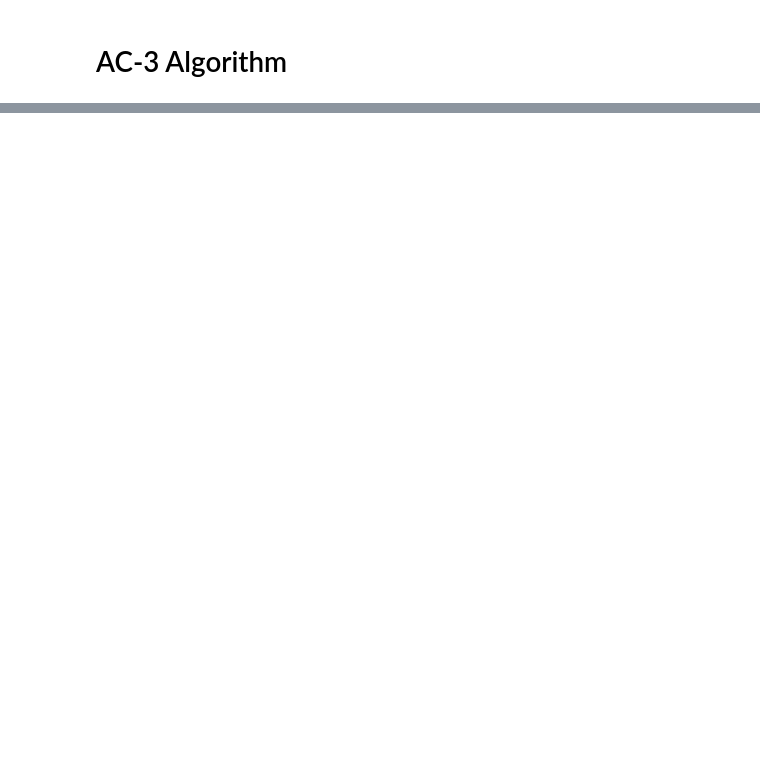
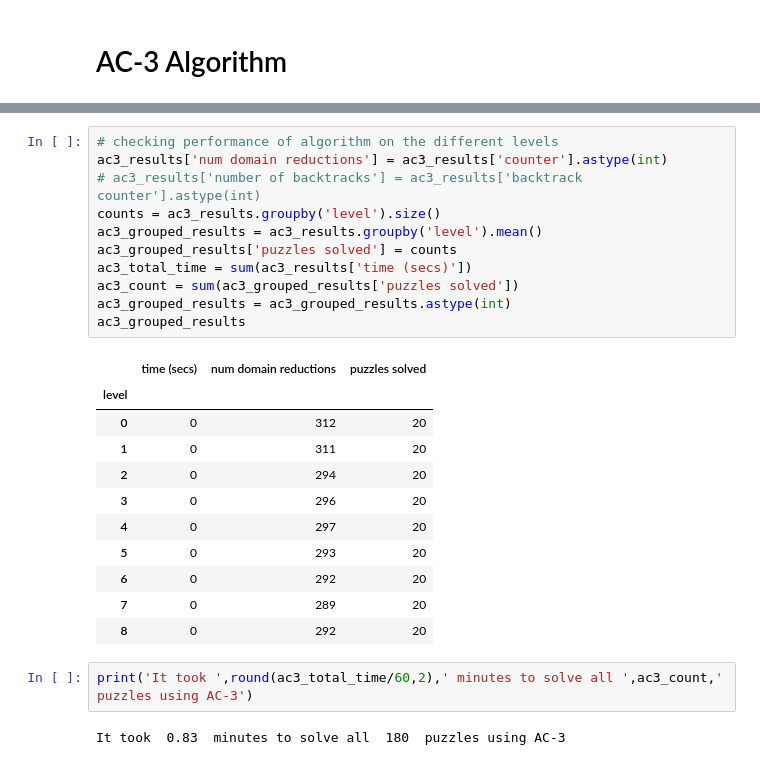
Before and after one commit to heba-razzak/AI-CSP, a Jupyter notebook: Sudoku_CSP.ipynb, the cells around one changed output, grey strips where cells are left out. Drawn from its saved outputs; the diff is of its cells as text; blank space fills up the shorter version.

```diff
--- a/Sudoku_CSP.ipynb
+++ b/Sudoku_CSP.ipynb
@@ -427,0 +706,27 @@ grid2
+# %%
+# checking performance of algorithm on the different levels
+ac3_results['num domain reductions'] = ac3_results['counter'].astype(int)
+# ac3_results['number of backtracks'] = ac3_results['backtrack counter'].astype(int)
+counts = ac3_results.groupby('level').size()
+ac3_grouped_results = ac3_results.groupby('level').mean()
+ac3_grouped_results['puzzles solved'] = counts
+ac3_total_time = sum(ac3_results['time (secs)'])
+ac3_count = sum(ac3_grouped_results['puzzles solved'])
+ac3_grouped_results = ac3_grouped_results.astype(int)
+ac3_grouped_results
+# %% [output]
+|  | time (secs) | num domain reductions | puzzles solved |
+| level |  |  |  |
+| 0 | 0 | 312 | 20 |
+| 1 | 0 | 311 | 20 |
+| 2 | 0 | 294 | 20 |
+| 3 | 0 | 296 | 20 |
+| 4 | 0 | 297 | 20 |
+| 5 | 0 | 293 | 20 |
+| 6 | 0 | 292 | 20 |
+| 7 | 0 | 289 | 20 |
+| 8 | 0 | 292 | 20 |
+# %%
+print('It took ',round(ac3_total_time/60,2),' minutes to solve all ',ac3_count,' puzzles using AC-3')
+# %% [output]
+It took  0.83  minutes to solve all  180  puzzles using AC-3
```
Also changed, not shown: parts of 52 cells of this notebook, 1 other file.
